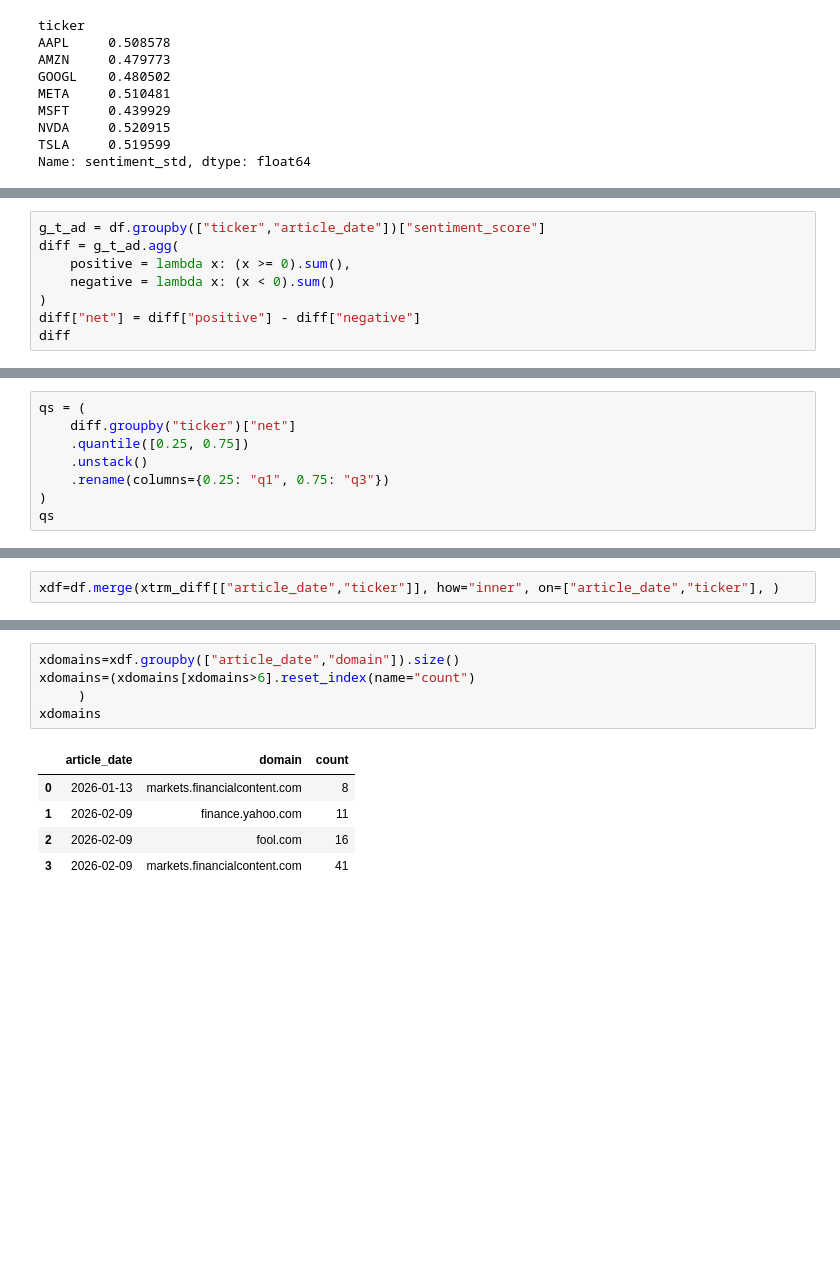
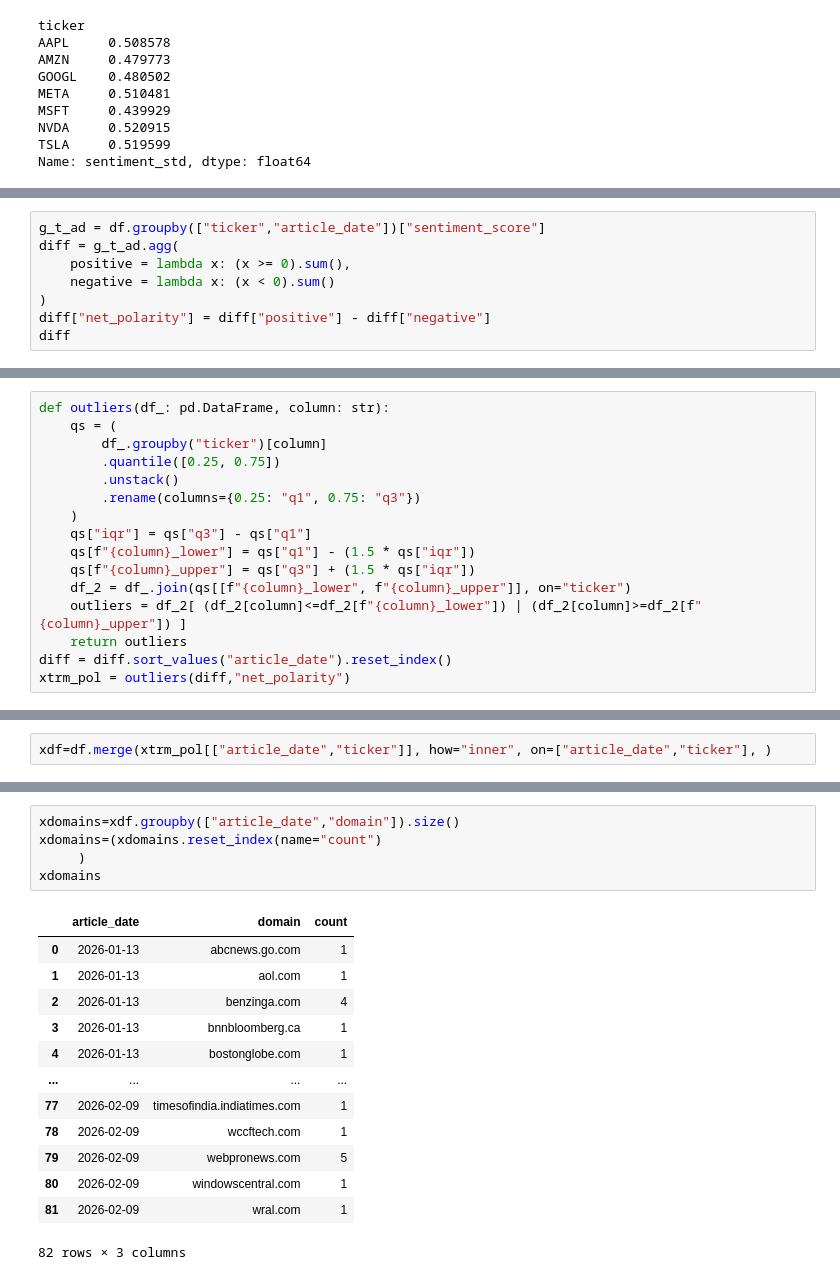
Before and after one commit to Trevor5008/market-sentiment-analysis, a Jupyter notebook: docs/eda/sprint_3/notebooks/Sentiment_Signal_Disagreement_Analysis.ipynb, the cells around one changed output, grey strips where cells are left out. Drawn from its saved outputs; the diff is of its cells as text; blank space fills up the shorter version.

```diff
--- a/docs/eda/sprint_3/notebooks/Sentiment_Signal_Disagreement_Analysis.ipynb
+++ b/docs/eda/sprint_3/notebooks/Sentiment_Signal_Disagreement_Analysis.ipynb
@@ -68,6 +101,6 @@ diff = g_t_ad.agg(
     positive = lambda x: (x >= 0).sum(),
     negative = lambda x: (x < 0).sum()
 )
-diff["net"] = diff["positive"] - diff["negative"]
+diff["net_polarity"] = diff["positive"] - diff["negative"]
 diff
 # %% [output]
@@ -92,8 +143,16 @@ diff
 # %%
-qs = (
-    diff.groupby("ticker")["net"]
-    .quantile([0.25, 0.75])
-    .unstack()
-    .rename(columns={0.25: "q1", 0.75: "q3"})
-)
-qs
+def outliers(df_: pd.DataFrame, column: str):
+    qs = (
+        df_.groupby("ticker")[column]
+        .quantile([0.25, 0.75])
+        .unstack()
+        .rename(columns={0.25: "q1", 0.75: "q3"})
+    )
+    qs["iqr"] = qs["q3"] - qs["q1"]
+    qs[f"{column}_lower"] = qs["q1"] - (1.5 * qs["iqr"])
+    qs[f"{column}_upper"] = qs["q3"] + (1.5 * qs["iqr"])
+    df_2 = df_.join(qs[[f"{column}_lower", f"{column}_upper"]], on="ticker")
+    outliers = df_2[ (df_2[column]<=df_2[f"{column}_lower"]) | (df_2[column]>=df_2[f"{column}_upper"]) ]
+    return outliers
+diff = diff.sort_values("article_date").reset_index()
+xtrm_pol = outliers(diff,"net_polarity")
@@ -138,2 +179,2 @@ googl and msft on the same day?
 # %%
-xdf=df.merge(xtrm_diff[["article_date","ticker"]], how="inner", on=["article_date","ticker"], )
+xdf=df.merge(xtrm_pol[["article_date","ticker"]], how="inner", on=["article_date","ticker"], )
@@ -140,11 +190,19 @@ xdf=df.merge(xtrm_diff[["article_date","ticker"]], how="inner", on=["article_dat
 # %%
 xdomains=xdf.groupby(["article_date","domain"]).size()
-xdomains=(xdomains[xdomains>6].reset_index(name="count")
+xdomains=(xdomains.reset_index(name="count")
      )
 xdomains
 # %% [output]
 |  | article_date | domain | count |
-| 0 | 2026-01-13 | markets.financialcontent.com | 8 |
-| 1 | 2026-02-09 | finance.yahoo.com | 11 |
-| 2 | 2026-02-09 | fool.com | 16 |
-| 3 | 2026-02-09 | markets.financialcontent.com | 41 |
+| 0 | 2026-01-13 | abcnews.go.com | 1 |
+| 1 | 2026-01-13 | aol.com | 1 |
+| 2 | 2026-01-13 | benzinga.com | 4 |
+| 3 | 2026-01-13 | bnnbloomberg.ca | 1 |
+| 4 | 2026-01-13 | bostonglobe.com | 1 |
+| ... | ... | ... | ... |
+| 77 | 2026-02-09 | timesofindia.indiatimes.com | 1 |
+| 78 | 2026-02-09 | wccftech.com | 1 |
+| 79 | 2026-02-09 | webpronews.com | 5 |
+| 80 | 2026-02-09 | windowscentral.com | 1 |
+| 81 | 2026-02-09 | wral.com | 1 |
+82 rows × 3 columns
```
Also changed, not shown: parts of 45 cells of this notebook, 3 other files.
